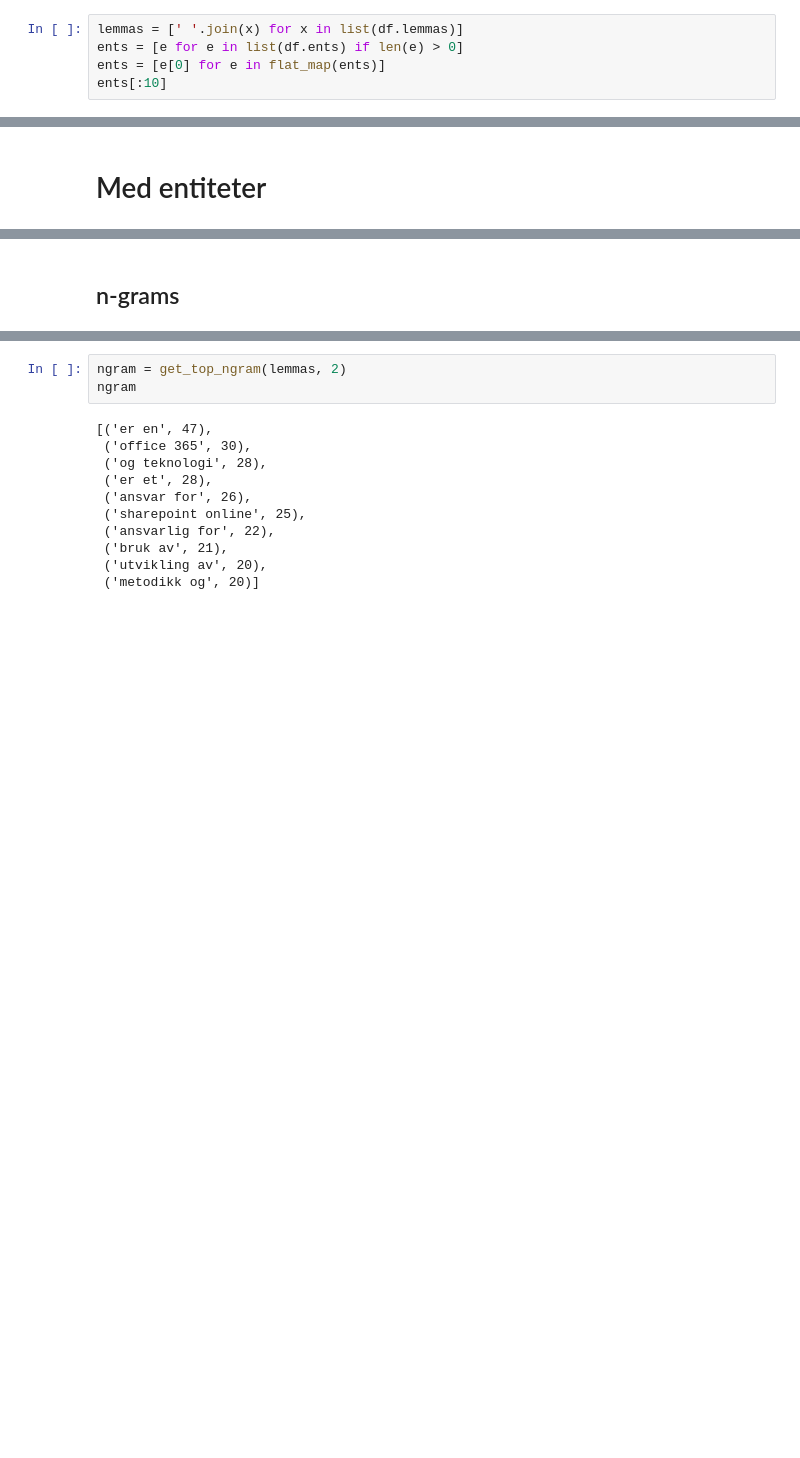
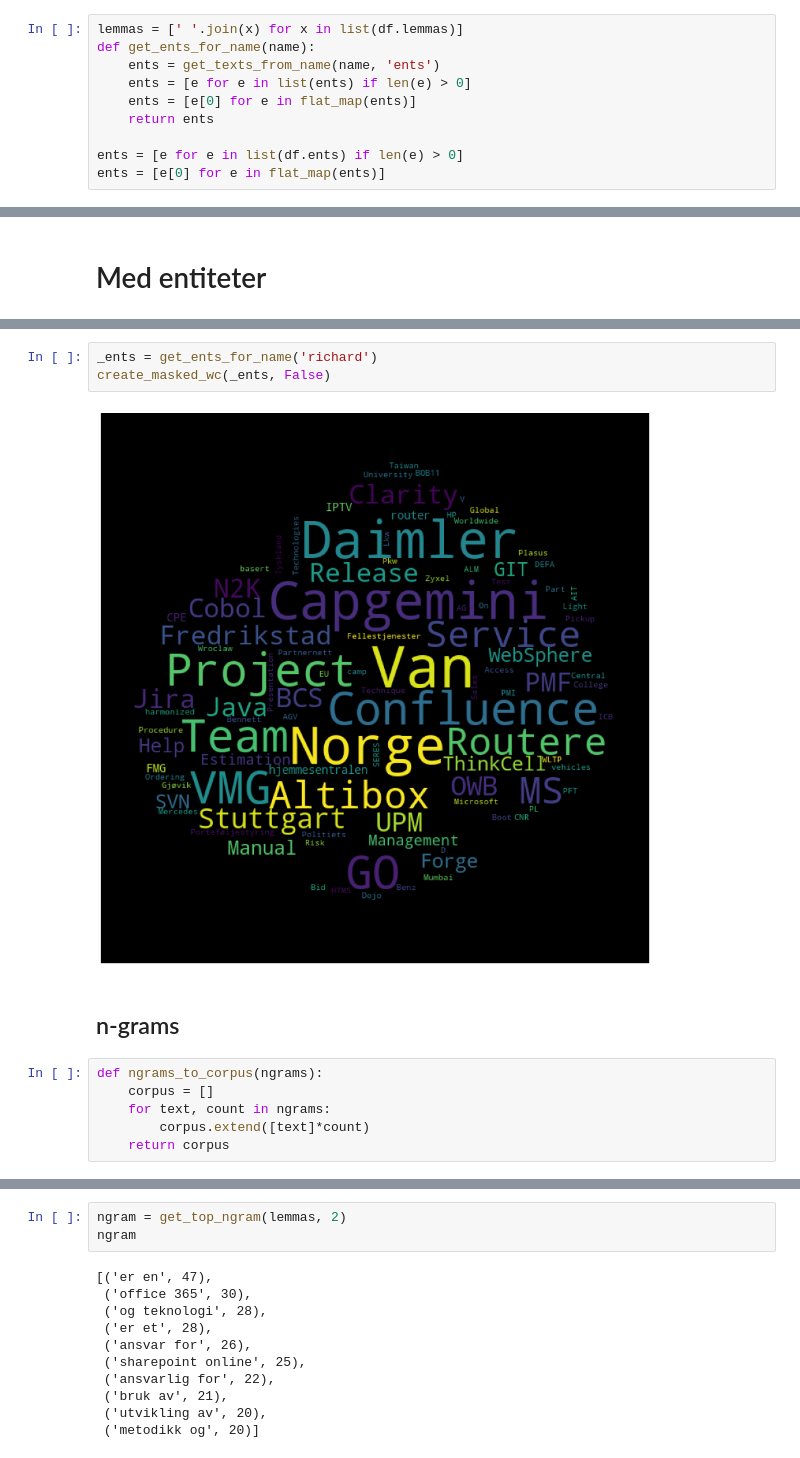
Before and after one commit to tollefj/norwegian-nlp-intro, a Jupyter notebook: parse CVs.ipynb, the cells around one changed output, grey strips where cells are left out. Drawn from its saved outputs; the diff is of its cells as text; blank space fills up the shorter version.

```diff
--- a/parse CVs.ipynb
+++ b/parse CVs.ipynb
@@ -193,5 +198,10 @@ create_masked_wc(corpus)
 # %%
 lemmas = [' '.join(x) for x in list(df.lemmas)]
+def get_ents_for_name(name):
+    ents = get_texts_from_name(name, 'ents')
+    ents = [e for e in list(ents) if len(e) > 0]
+    ents = [e[0] for e in flat_map(ents)]
+    return ents
+
 ents = [e for e in list(df.ents) if len(e) > 0]
 ents = [e[0] for e in flat_map(ents)]
-ents[:10]
@@ -215,5 +219,16 @@ create_masked_wc(ents)
+# %%
+_ents = get_ents_for_name('richard')
+create_masked_wc(_ents, False)
+# %% [output]
+[figure, added]
 # %% [markdown]
 ## n-grams
+# %%
+def ngrams_to_corpus(ngrams):
+    corpus = []
+    for text, count in ngrams:
+        corpus.extend([text]*count)
+    return corpus
 # %%
 from nltk.util import ngrams
 from sklearn.feature_extraction.text import CountVectorizer
```
Also changed, not shown: parts of 31 cells of this notebook, 20 other files.
